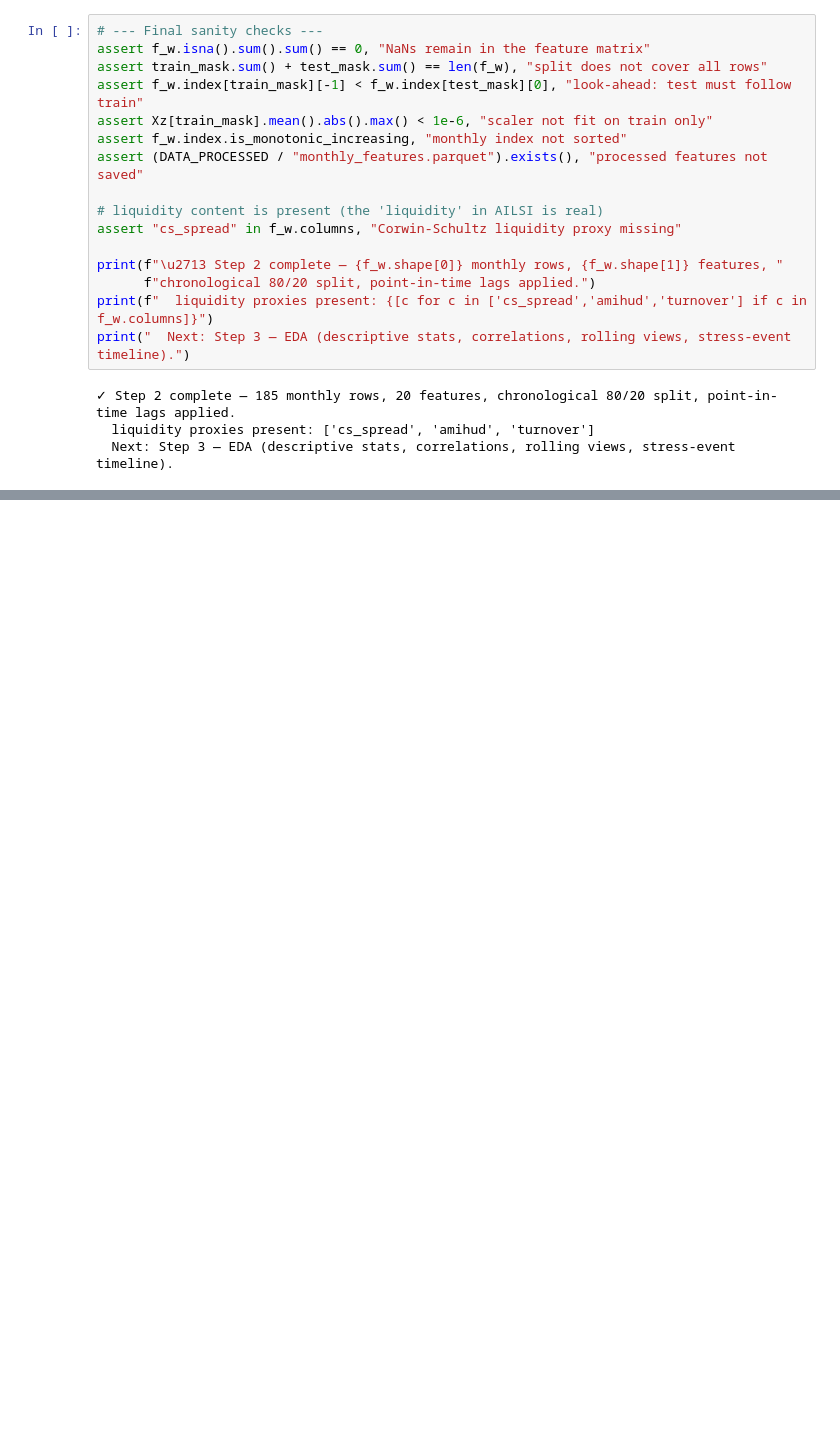
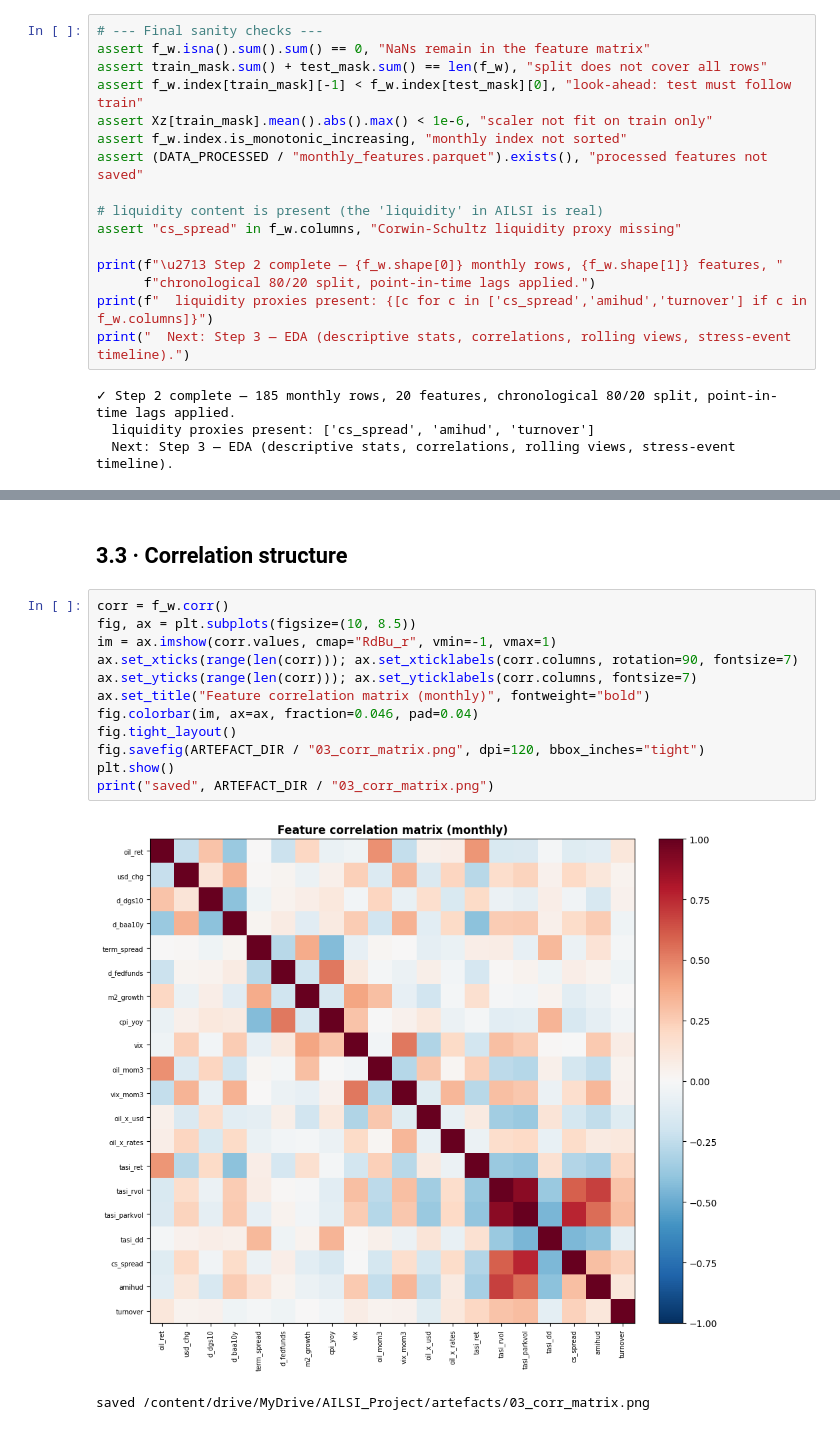
Before and after one commit to Muhfaden/ailsi-tasi, a Jupyter notebook: AILSI_Project.ipynb, the cells around one changed output, grey strips where cells are left out. Cells and saved outputs as stored; diff of their text form; blank space fills up the shorter version.

Commit message:
Created using ColabStep 3 (EDA): descriptive stats, correlations, rolling views, stress timeline, Saudi-vs-global

```diff
--- a/AILSI_Project.ipynb
+++ b/AILSI_Project.ipynb
@@ -782,0 +840,17 @@ print("  Next: Step 3 — EDA (descriptive stats, correlations, rolling views, s
+# %% [markdown]
+## 3.3 · Correlation structure
+# %%
+corr = f_w.corr()
+fig, ax = plt.subplots(figsize=(10, 8.5))
+im = ax.imshow(corr.values, cmap="RdBu_r", vmin=-1, vmax=1)
+ax.set_xticks(range(len(corr))); ax.set_xticklabels(corr.columns, rotation=90, fontsize=7)
+ax.set_yticks(range(len(corr))); ax.set_yticklabels(corr.columns, fontsize=7)
+ax.set_title("Feature correlation matrix (monthly)", fontweight="bold")
+fig.colorbar(im, ax=ax, fraction=0.046, pad=0.04)
+fig.tight_layout()
+fig.savefig(ARTEFACT_DIR / "03_corr_matrix.png", dpi=120, bbox_inches="tight")
+plt.show()
+print("saved", ARTEFACT_DIR / "03_corr_matrix.png")
+# %% [output]
+[figure, added]
+saved /content/drive/MyDrive/AILSI_Project/artefacts/03_corr_matrix.png
```
Also changed, not shown: parts of 25 cells of this notebook.
